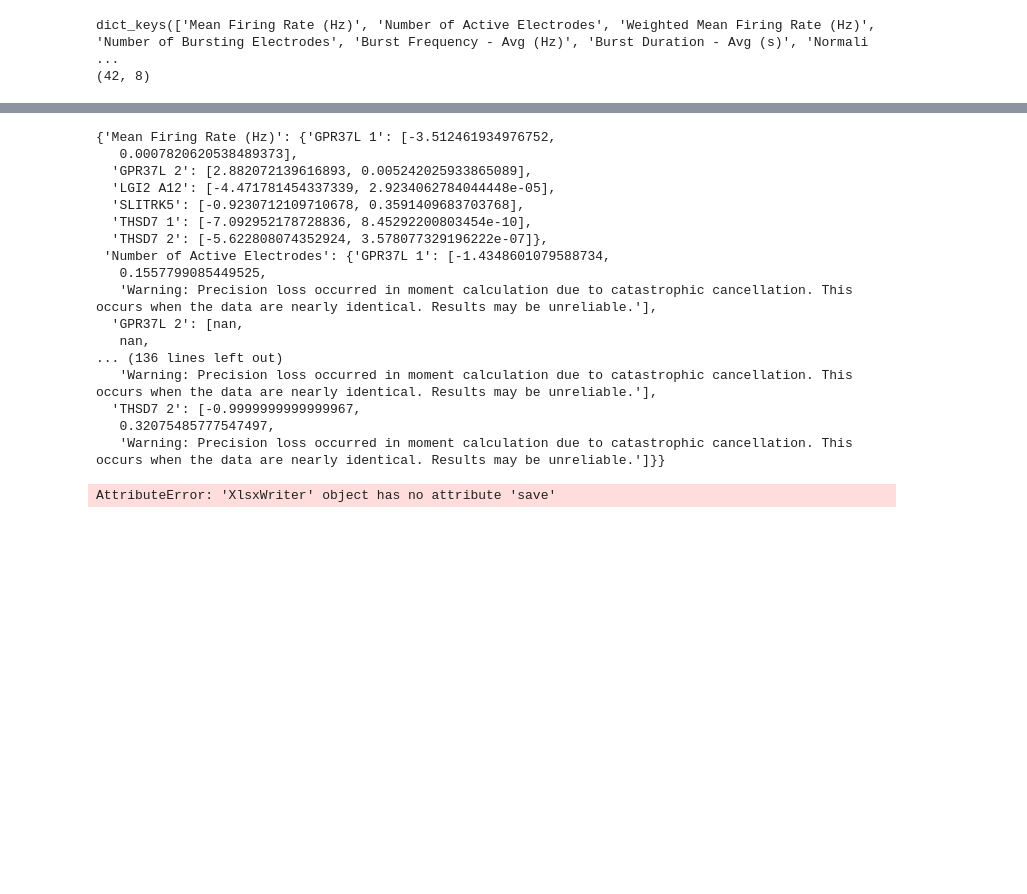
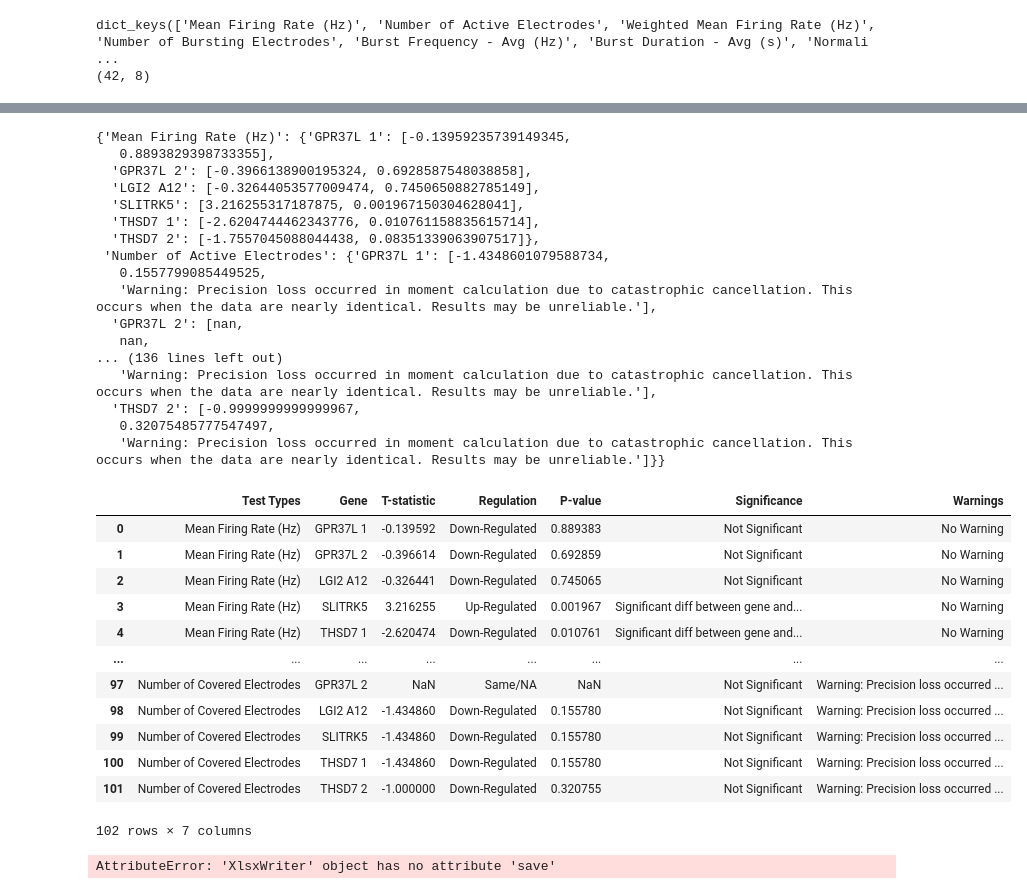
Before and after one commit to poojaparameswaran99/MEA_analysis, a Jupyter notebook: analysis/mea_contrast.ipynb, the cells around one changed output, grey strips where cells are left out. Cells and saved outputs as stored; diff of their text form; code cells hidden in the pictures; blank space fills up the shorter version.

```diff
--- a/analysis/mea_contrast.ipynb
+++ b/analysis/mea_contrast.ipynb
@@ -175,7 +196,11 @@ def perform_t_test(exp_df):
         exp_results[variable_test] = {}
         # print(exp_df[variable_test])
         table = exp_df[variable_test].copy()  # Create a deep copy
-        table.drop(['B Mean', 'B SEM'], axis = 0, inplace=True)
+
+        rows_to_drop = [row for row in ['B Mean', 'B SEM', 'B Std'] if any(row.lower() == existing_row.lower() for existing_row in table.index)]
+        if rows_to_drop:
+            table.drop(rows_to_drop, axis=0, inplace=True)
+
         test_variables = [col for col in table.columns if "unt" not in col.lower()]
         control_name = "unt2"
         for testitem in test_variables:
@@ -202,13 +227,13 @@ def perform_t_test(exp_df):
 all_experiments_results = perform_t_test(data)
 all_experiments_results
 # %% [output]
-{'Mean Firing Rate (Hz)': {'GPR37L 1': [-3.512461934976752,
-   0.0007820620538489373],
-  'GPR37L 2': [2.882072139616893, 0.005242025933865089],
-  'LGI2 A12': [-4.471781454337339, 2.9234062784044448e-05],
-  'SLITRK5': [-0.9230712109710678, 0.3591409683703768],
-  'THSD7 1': [-7.092952178728836, 8.45292200803454e-10],
-  'THSD7 2': [-5.622808074352924, 3.578077329196222e-07]},
+{'Mean Firing Rate (Hz)': {'GPR37L 1': [-0.13959235739149345,
+   0.8893829398733355],
+  'GPR37L 2': [-0.3966138900195324, 0.6928587548038858],
+  'LGI2 A12': [-0.32644053577009474, 0.7450650882785149],
+  'SLITRK5': [3.216255317187875, 0.001967150304628041],
+  'THSD7 1': [-2.6204744462343776, 0.010761158835615714],
+  'THSD7 2': [-1.7557045088044438, 0.08351339063907517]},
  'Number of Active Electrodes': {'GPR37L 1': [-1.4348601079588734,
    0.1557799085449525,
    'Warning: Precision loss occurred in moment calculation due to catastrophic cancellation. This occurs when the data are nearly identical. Results may be unreliable.'],
@@ -219,6 +244,12 @@ all_experiments_results
   'THSD7 2': [-0.9999999999999967,
    0.32075485777547497,
    'Warning: Precision loss occurred in moment calculation due to catastrophic cancellation. This occurs when the data are nearly identical. Results may be unreliable.']}}
+# %%
+def ensure_dirs_exists(path):
+    directory = os.path.dirname(path)  # Get the directory part of the file path
+    if not os.path.exists(directory):
+        os.makedirs(directory)
+    return
 # %%
 # exp1.iloc[62:79]
 def analyze_test_results(experiment_res, outfile):
@@ -233,34 +264,50 @@ def analyze_test_results(experiment_res, outfile):
         for prot in experiment_res[test].keys():
             new_row = {}
 
             new_row['Test Types'] = test
             new_row['Gene'] = prot
             t_stat = experiment_res[test][prot][0]
             new_row['T-statistic'] = t_stat
             if t_stat < 0:
                 new_row['Regulation'] = "Down-Regulated"
             elif t_stat > 0:
                 new_row['Regulation'] = "Up-Regulated"
             else:
                 new_row['Regulation'] = "Same/NA"
 
             pval = experiment_res[test][prot][1]
             new_row['P-value'] = pval
             if pval <= 0.05:
                 new_row['Significance'] = "Significant diff between gene and control"
             else:
                 new_row['Significance'] = "Not Significant"
             if len(experiment_res[test][prot]) > 2:
                 new_row['Warnings'] = experiment_res[test][prot][2]
             else:
                 new_row['Warnings'] = "No Warning"
 
             df = pd.concat([df, pd.DataFrame([new_row])], ignore_index=True)
+    ensure_dirs_exists(outfile)
     df.to_csv(outfile)
     return df
 
 
-test_results = analyze_test_results(all_experiments_results, f'predictions/{plate_type}/{subfolder}/all_plates.csv')
+test_results = analyze_test_results(all_experiments_results, f'{parent}/predictions/{plate_type}/{subfolder}/all_plates_{plate_type}.csv')
+test_results
+# %% [output]
+|  | Test Types | Gene | T-statistic | Regulation | P-value | Significance | Warnings |
+| 0 | Mean Firing Rate (Hz) | GPR37L 1 | -0.139592 | Down-Regulated | 0.889383 | Not Significant | No Warning |
+| 1 | Mean Firing Rate (Hz) | GPR37L 2 | -0.396614 | Down-Regulated | 0.692859 | Not Significant | No Warning |
+| 2 | Mean Firing Rate (Hz) | LGI2 A12 | -0.326441 | Down-Regulated | 0.745065 | Not Significant | No Warning |
+| 3 | Mean Firing Rate (Hz) | SLITRK5 | 3.216255 | Up-Regulated | 0.001967 | Significant diff between gene and... | No Warning |
+| 4 | Mean Firing Rate (Hz) | THSD7 1 | -2.620474 | Down-Regulated | 0.010761 | Significant diff between gene and... | No Warning |
+| ... | ... | ... | ... | ... | ... | ... | ... |
+| 97 | Number of Covered Electrodes | GPR37L 2 | NaN | Same/NA | NaN | Not Significant | Warning: Precision loss occurred ... |
+| 98 | Number of Covered Electrodes | LGI2 A12 | -1.434860 | Down-Regulated | 0.155780 | Not Significant | Warning: Precision loss occurred ... |
+| 99 | Number of Covered Electrodes | SLITRK5 | -1.434860 | Down-Regulated | 0.155780 | Not Significant | Warning: Precision loss occurred ... |
+| 100 | Number of Covered Electrodes | THSD7 1 | -1.434860 | Down-Regulated | 0.155780 | Not Significant | Warning: Precision loss occurred ... |
+| 101 | Number of Covered Electrodes | THSD7 2 | -1.000000 | Down-Regulated | 0.320755 | Not Significant | Warning: Precision loss occurred ... |
+102 rows × 7 columns
 # %%
 
 def save_all_to_excel(dataframes, outfile):
```
Also changed, not shown: parts of 3 cells of this notebook.
